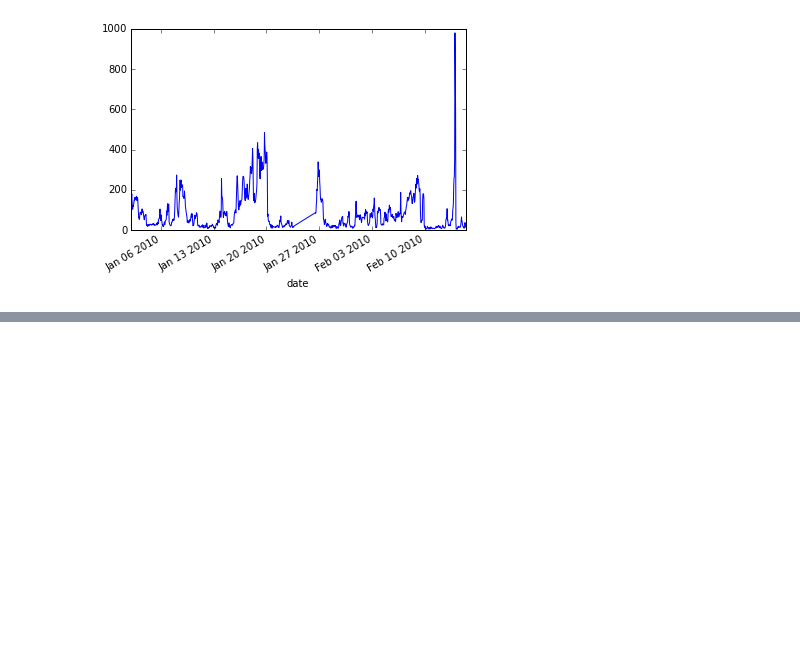
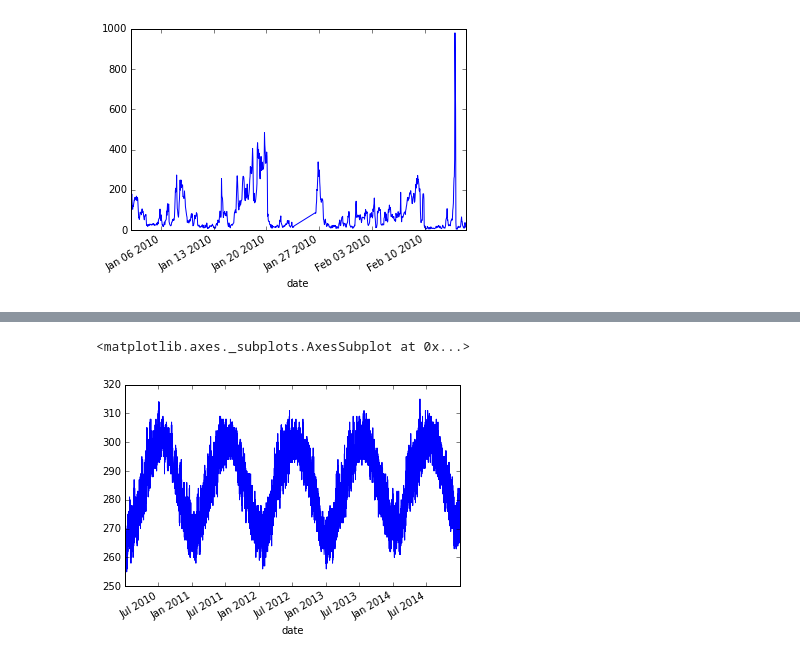
Before and after one commit to zuberahmed99/data-science, a Jupyter notebook: UCI/beijing-pm2.5/beijing_pm.ipynb, the cells around one changed output, grey strips where cells are left out. Cells and saved outputs as stored; diff of their text form; code cells hidden in the pictures; blank space fills up the shorter version.

```diff
--- a/UCI/beijing-pm2.5/beijing_pm.ipynb
+++ b/UCI/beijing-pm2.5/beijing_pm.ipynb
@@ -135,0 +154,5 @@ df1['pm2.5'].plot()
+# %%
+data['TEMP'].plot()
+# %% [output]
+<matplotlib.axes._subplots.AxesSubplot at 0x...>
+[figure, added]
```
Also changed, not shown: parts of 3 cells of this notebook.
